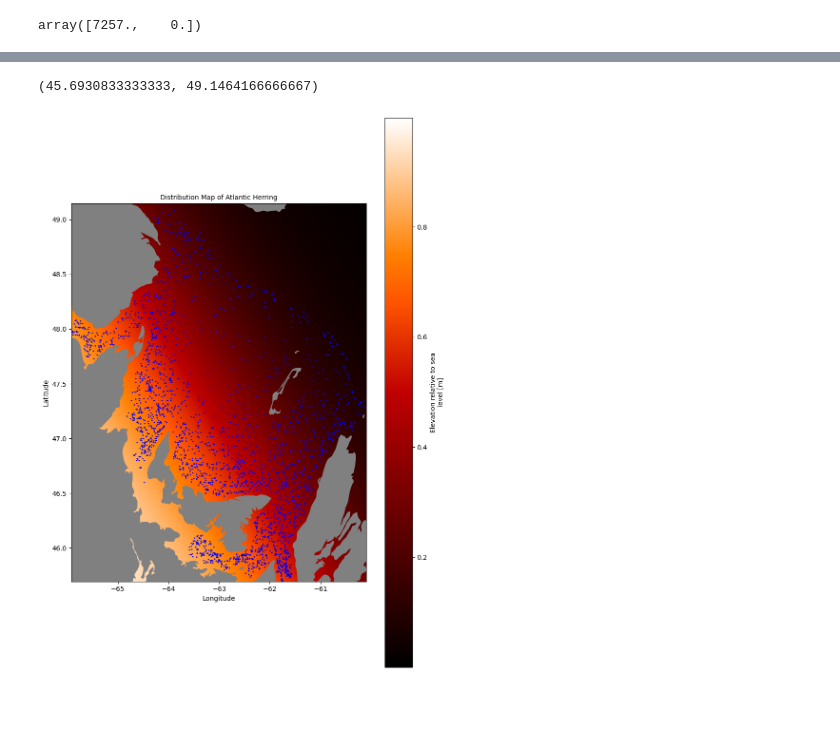
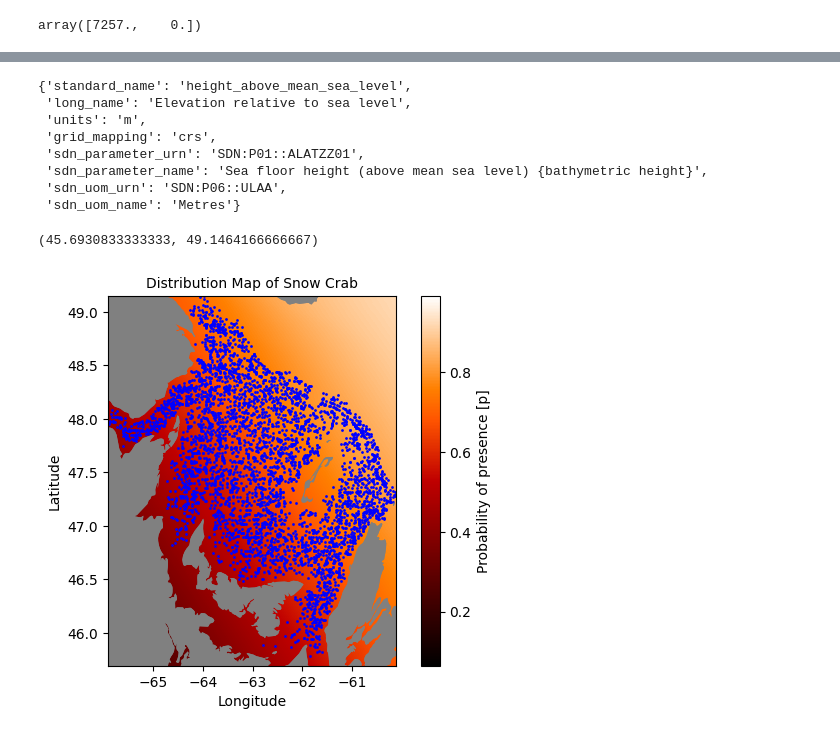
Before and after one commit to davjfish/WatspeedStatsGroupProject, a Jupyter notebook: analysis/Logistic_regression.ipynb, the cells around one changed output, grey strips where cells are left out. Drawn from its saved outputs; the diff is of its cells as text; code cells hidden in the pictures; blank space fills up the shorter version.

```diff
--- a/analysis/Logistic_regression.ipynb
+++ b/analysis/Logistic_regression.ipynb
@@ -32,14 +32,14 @@ dtypes: bool(6), datetime64[ns](1), float64(2), int64(2)
 memory usage: 382.7 KB
 # %%
 # we'll start with redfish since they should be an easy one to predict
-# species = 'Snow crab'
+species = 'Snow crab'
 # species = 'Redfish unidentified'
 # species = 'American lobster'
-species = 'American plaice'
-species = 'Atlantic cod'
-species = 'Atlantic herring'
+# species = 'American plaice'
+# species = 'Atlantic cod'
+# species = 'Atlantic herring'
 
-predictors = ['latitude', 'longitude',]# 'elevation']
+predictors = ['latitude', 'longitude', 'elevation']
 m = Logit(df[species], df[predictors])
 m = m.fit()
 # %% [output]
@@ -326,7 +328,7 @@ elevation_xa = pd.read_pickle("../data/elevation_xa.pkl")
 
 elevation_df = elevation_xa.to_dataframe()
 elevation_df = elevation_df.reset_index()
-elevation_df['p'] = m.predict(elevation_df[["lat", "lon",]])# "elevation"]])
+elevation_df['p'] = m.predict(elevation_df[["lat", "lon", "elevation"]])
 
 elevation_df
 # %% [output]
@@ -356,7 +378,17 @@ pd.to_pickle(prob_xa, "../data/prob_xa.pkl")
 # %%
-# elevation_xa.plot()
+prob_xa.attrs
+# %% [output]
+{'standard_name': 'height_above_mean_sea_level',
+ 'long_name': 'Elevation relative to sea level',
+ 'units': 'm',
+ 'grid_mapping': 'crs',
+ 'sdn_parameter_urn': 'SDN:P01::ALATZZ01',
+ 'sdn_parameter_name': 'Sea floor height (above mean sea level) {bathymetric height}',
+ 'sdn_uom_urn': 'SDN:P06::ULAA',
+ 'sdn_uom_name': 'Metres'}
 # %%
-# prob_xa.plot()
+prob_xa.attrs["long_name"] = "Probability of presence"
+prob_xa.attrs["units"] = "p"
 # %%
 species_df = pd.read_pickle("../data/species_df.pkl")
 species_code_lookup = pd.read_pickle("../data/species_code_lookup.pkl")
@@ -365,38 +397,38 @@ from geopandas import GeoDataFrame
 from shapely import Point
 import geopandas as gpd
 
-fig, ax = plt.subplots(figsize=(10,15))
+fig, ax = plt.subplots()
 
 prob_xa.plot(ax=ax, cmap="gist_heat")
 
 geometry = [Point(xy) for xy in zip(df['longitude'], df['latitude'])]
 gdf = GeoDataFrame(df, geometry=geometry)
 gdf = gdf.set_crs(epsg=4326)
 
 
 pmask = gdf[species] == True
 amask = gdf[species] == False
 gdf[pmask].plot(ax=ax, marker="o", color='blue', markersize=1, label="present")
 # gdf[amask].plot(ax=ax, marker="o", color='red', markersize=1, label="absent")
 
 
 
 # this geojson is from here: https://open.canada.ca/data/en/dataset/85efc01b-163f-ebba-2378-c43eadfb3b3f
 canada = gpd.read_file("../data/Canada_Provinical_boundaries_April2022_3931220444258526365.geojson")
 # it is in a weird projection
 canada = canada.to_crs(epsg=4326)
 # create the figure and plot
 
 # start by plotting the two geospatial dfs
 # gdf.plot(ax=ax, color='red', markersize=2)
 canada.plot(ax=ax, color='grey')
 
 # set graph props
 ax.set_title(f'Distribution Map of {species.title()}', fontsize=10)
 ax.set_xlabel('Longitude', fontsize=10)
 ax.set_ylabel('Latitude', fontsize='medium')
 ax.set_xlim((np.min(df["longitude"]),np.max(df["longitude"])))
 ax.set_ylim((np.min(df["latitude"]),np.max(df["latitude"])))
 # %% [output]
 (45.6930833333333, 49.1464166666667)
-[figure, old version]
+[figure, new version]
```
Also changed, not shown: parts of 27 cells of this notebook.
